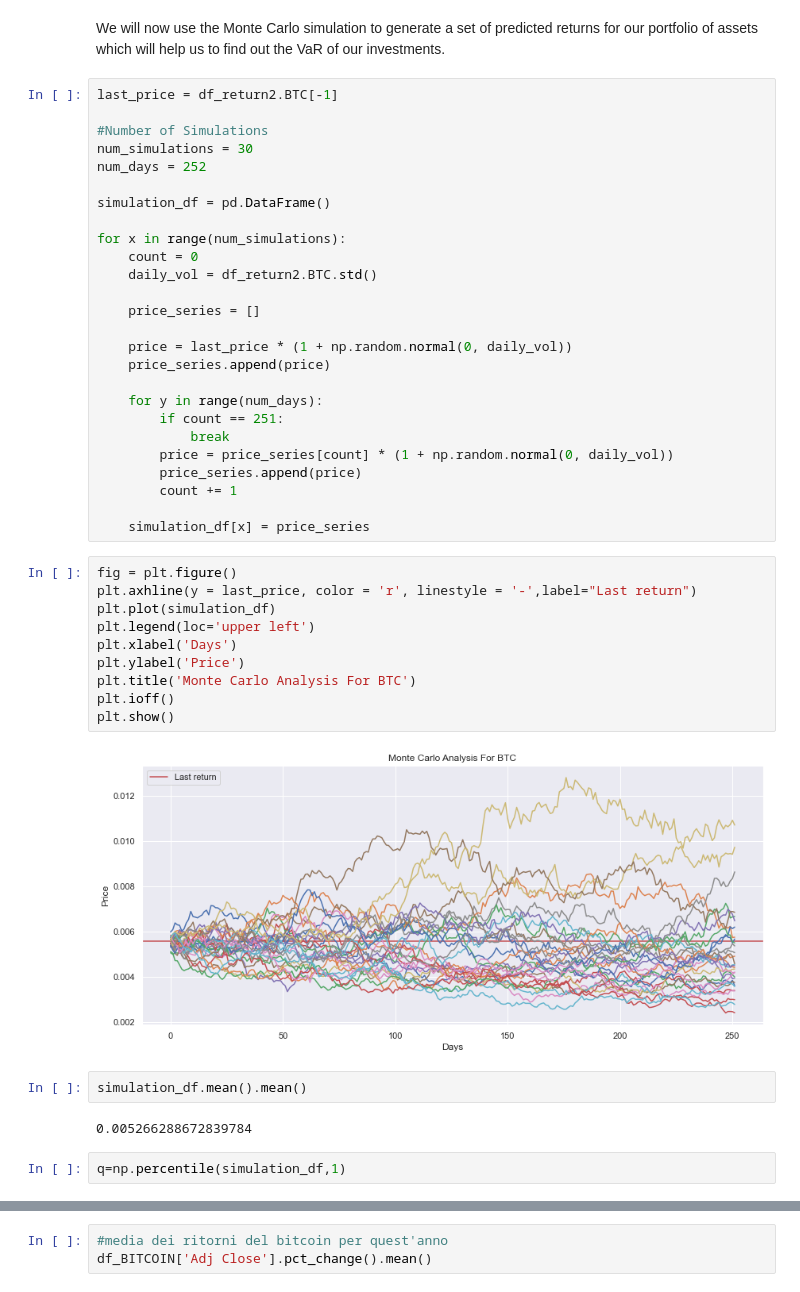
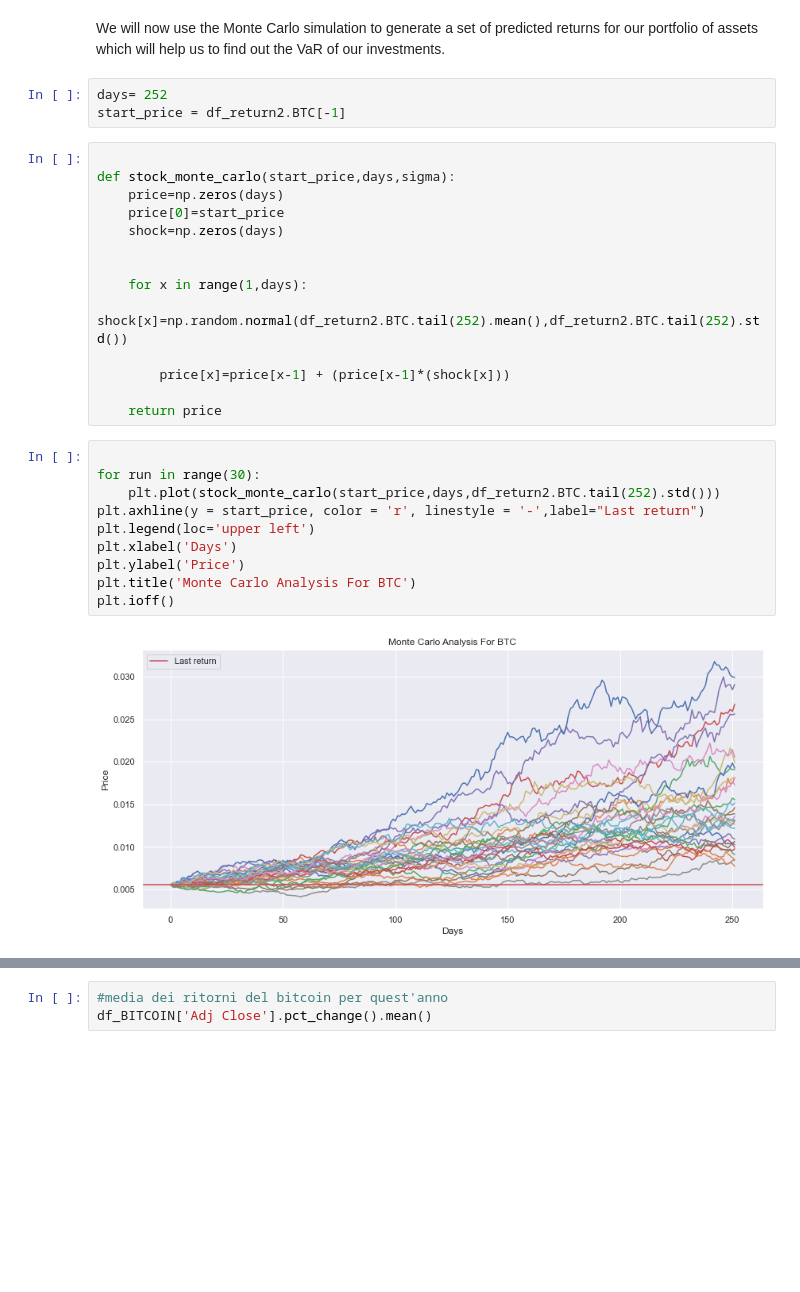
Before and after one commit to billmono95/TESI-LAUREA-MAGISTRALE, a Jupyter notebook: ExploratoryAnalysis.ipynb, the cells around one changed output, grey strips where cells are left out. Drawn from its saved outputs; the diff is of its cells as text; blank space fills up the shorter version.

```diff
--- a/ExploratoryAnalysis.ipynb
+++ b/ExploratoryAnalysis.ipynb
@@ -442,47 +562,32 @@ df_return2['Gold'].quantile(0.05)
 The Monte Carlo simulation is a probability model which generates random variables used in tandem with economic factors (expected return, volatility — in the case of a portfolio of funds) to predict outcomes over a large spectrum. While not the most accurate, the model is often used to calculate the risk and uncertainty.
 # %% [markdown]
 We will now use the Monte Carlo simulation to generate a set of predicted returns for our portfolio of assets which will help us to find out the VaR of our investments.
-# %%
-last_price = df_return2.BTC[-1]
-
-#Number of Simulations
-num_simulations = 30
-num_days = 252
-
-simulation_df = pd.DataFrame()
-
-for x in range(num_simulations):
-    count = 0
-    daily_vol = df_return2.BTC.std()
-
-    price_series = []
-
-    price = last_price * (1 + np.random.normal(0, daily_vol))
-    price_series.append(price)
-
-    for y in range(num_days):
-        if count == 251:
-            break
-        price = price_series[count] * (1 + np.random.normal(0, daily_vol))
-        price_series.append(price)
-        count += 1
-
-    simulation_df[x] = price_series
+# %%
+days= 252
+start_price = df_return2.BTC[-1]
+# %%
+
+def stock_monte_carlo(start_price,days,sigma):
+    price=np.zeros(days)
+    price[0]=start_price
+    shock=np.zeros(days)
+
+
+    for x in range(1,days):
+        shock[x]=np.random.normal(df_return2.BTC.tail(252).mean(),df_return2.BTC.tail(252).std())
+
+        price[x]=price[x-1] + (price[x-1]*(shock[x]))
+
+    return price
 # %%
-fig = plt.figure()
-plt.axhline(y = last_price, color = 'r', linestyle = '-',label="Last return")
-plt.plot(simulation_df)
+
+for run in range(30):
+    plt.plot(stock_monte_carlo(start_price,days,df_return2.BTC.tail(252).std()))
+plt.axhline(y = start_price, color = 'r', linestyle = '-',label="Last return")
 plt.legend(loc='upper left')
 plt.xlabel('Days')
 plt.ylabel('Price')
 plt.title('Monte Carlo Analysis For BTC')
 plt.ioff()
-plt.show()
 # %% [output]
-[figure, old version]
+[figure, new version]
-# %%
-simulation_df.mean().mean()
-# %% [output]
-0.005266288672839784
-# %%
-q=np.percentile(simulation_df,1)
```
Also changed, not shown: parts of 18 cells of this notebook.
